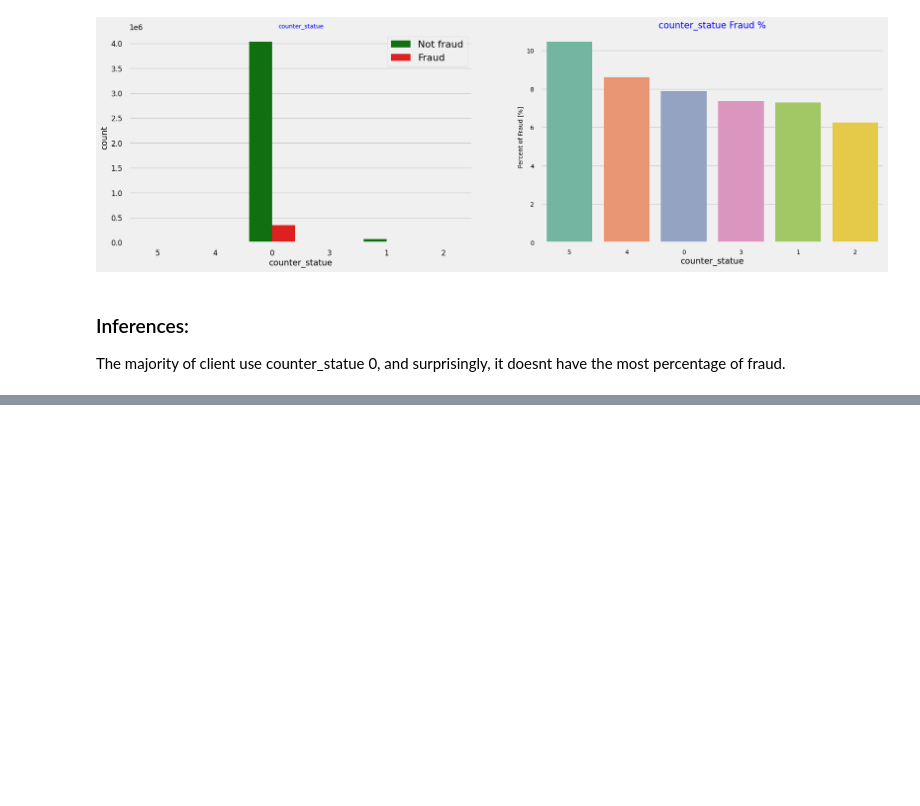
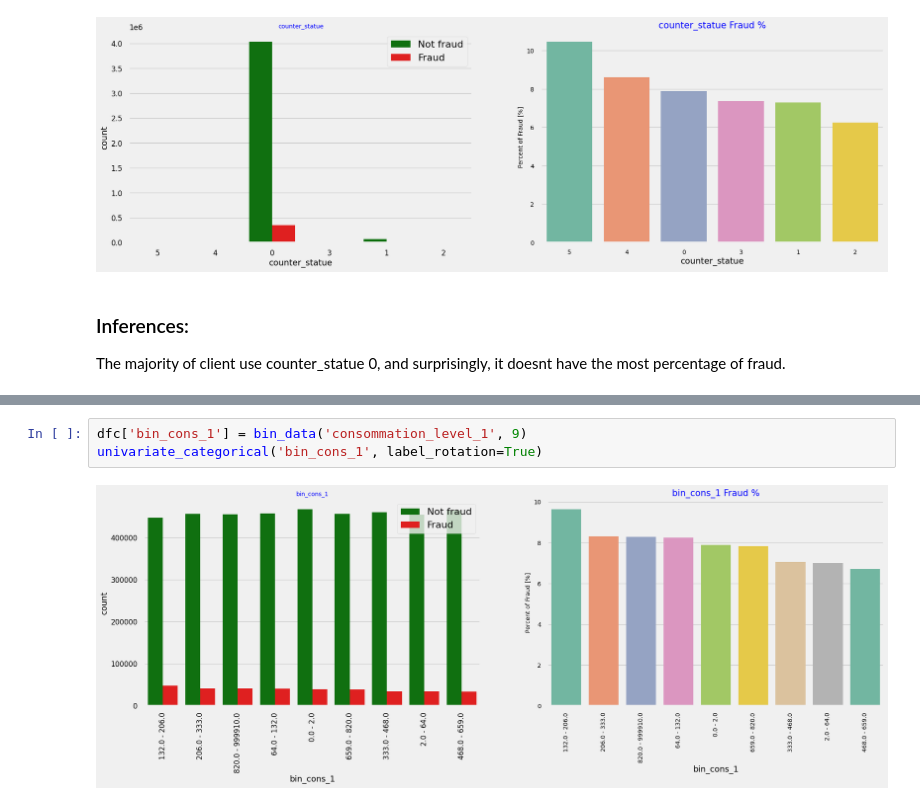
Before and after one commit to Lawytel/steg-data-science, a Jupyter notebook: notebooks/1.0-data-understanding.ipynb, the cells around one changed output, grey strips where cells are left out. Drawn from its saved outputs; the diff is of its cells as text; blank space fills up the shorter version.

```diff
--- a/notebooks/1.0-data-understanding.ipynb
+++ b/notebooks/1.0-data-understanding.ipynb
@@ -997,0 +1049,5 @@ The majority of client use counter_statue 0, and surprisingly, it doesnt have th
+# %%
+dfc['bin_cons_1'] = bin_data('consommation_level_1', 9)
+univariate_categorical('bin_cons_1', label_rotation=True)
+# %% [output]
+[figure, added]
```
Also changed, not shown: parts of 17 cells of this notebook.
